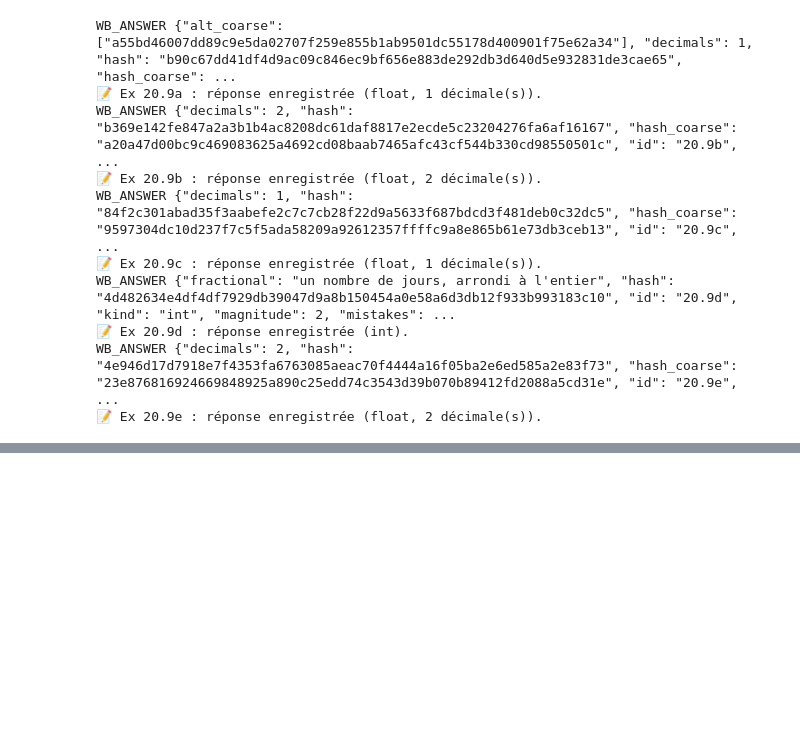
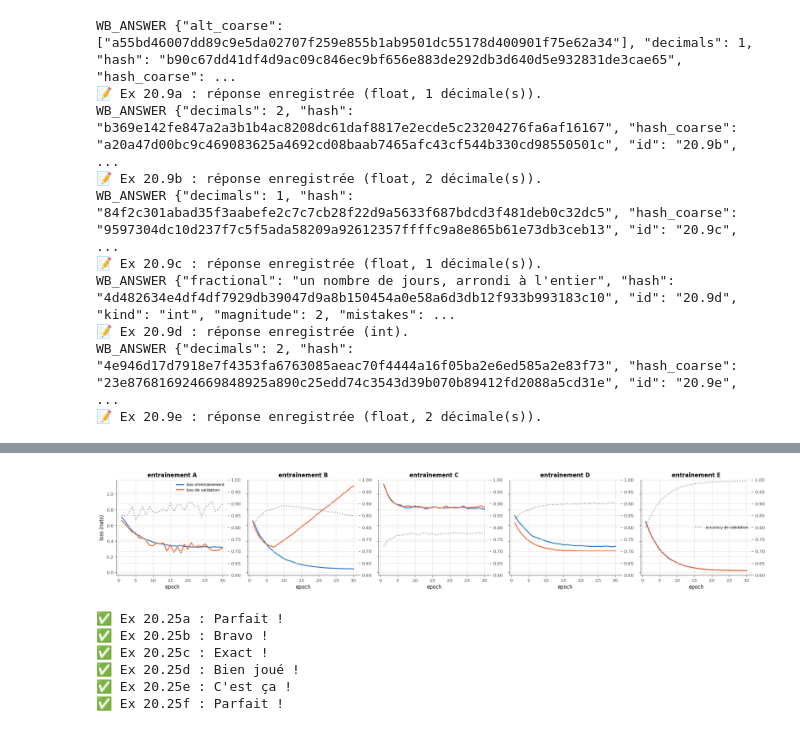
Before and after one commit to cemah2/workbookIA, a Jupyter notebook: chapitres/ch20_deep_learning/05_solutions.ipynb, the cells around one changed output, grey strips where cells are left out. Saved outputs shown, nothing was run; the diff lists cells and outputs as text; code cells hidden in the pictures; blank space fills up the shorter version.

Commit message:
ch20: notebook parts A to D, hints and solutions (WIP, session 41)
Co-Authored-By: Claude Opus 5.5 <noreply@anthropic.com>
Claude-Session: https://claude.ai/code/session_01Trh4zGoW9MB6D1kPNTKdPS

```diff
--- a/chapitres/ch20_deep_learning/05_solutions.ipynb
+++ b/chapitres/ch20_deep_learning/05_solutions.ipynb
@@ -661,0 +1785,21 @@ WB_ANSWER {"decimals": 2, "hash": "4e946d17d7918e7f4353fa6763085aeac70f4444a16f0
+# %%
+X_ALL_23, Y_ALL_23 = wb.datasets.load_mnist("train", normalize=True)        # 60 000 images, float32 in [0, 1]
+N_TRAIN_23 = wb.by_mode(fast=12_000, full=50_000)                            # the training images used here
+TRAIN_SET_23 = TensorDataset(torch.from_numpy(X_ALL_23[:N_TRAIN_23]).unsqueeze(1), torch.from_numpy(Y_ALL_23[:N_TRAIN_23]))
+VAL_SET_23 = TensorDataset(torch.from_numpy(X_ALL_23[50_000:]).unsqueeze(1), torch.from_numpy(Y_ALL_23[50_000:]))
+VAL_LOADER_23 = DataLoader(VAL_SET_23, batch_size=1000)                      # the last 10 000 images: never trained on
+
+
+def train_loader_23(seed, n=None):
+    """The training mini-batches (64 images), shuffled by a generator seeded with seed; the first n images if n is given."""
+    data = TRAIN_SET_23 if n is None else torch.utils.data.Subset(TRAIN_SET_23, range(n))
+    return DataLoader(data, batch_size=64, shuffle=True, generator=torch.Generator().manual_seed(seed))
+
+
+def make_model_23(seed=0):
+    """The MLP of this part, 784-128-10 with a dropout of 0.2, initialized with the seed, on the device DEVICE."""
+    torch.manual_seed(seed)
+    return nn.Sequential(nn.Flatten(), nn.Linear(784, 128), nn.ReLU(), nn.Dropout(0.2), nn.Linear(128, 10)).to(DEVICE)
+
+
+print(f"training: {len(TRAIN_SET_23)} images · validation: {len(VAL_SET_23)} images · device {DEVICE}")
@@ -661,0 +1935,5 @@ WB_ANSWER {"decimals": 2, "hash": "4e946d17d7918e7f4353fa6763085aeac70f4444a16f0
+# %%
+X_24, Y_24 = wb.datasets.load_mnist("train", n=6000, normalize=True)
+LOADER_24 = DataLoader(TensorDataset(torch.from_numpy(X_24).unsqueeze(1), torch.from_numpy(Y_24)), batch_size=64, shuffle=True,
+                       generator=torch.Generator().manual_seed(24))
+print("6 000 MNIST images in mini-batches of 64")
@@ -661,0 +2075,31 @@ WB_ANSWER {"decimals": 2, "hash": "4e946d17d7918e7f4353fa6763085aeac70f4444a16f0
+# %%
+CURVES_25 = wb.synth.training_curves()       # five training histories: CURVES_25["A"]["val_loss"]...
+fig_25, axes_25 = plt.subplots(1, 5, figsize=(20, 3.8), sharey=True)
+for ax, (name_25, history_25) in zip(axes_25, CURVES_25.items()):
+    epochs_25 = np.arange(1, len(history_25["train_loss"]) + 1)
+    ax.plot(epochs_25, history_25["train_loss"], label="loss d'entraînement")
+    ax.plot(epochs_25, history_25["val_loss"], label="loss de validation")
+    ax.set_title(f"entraînement {name_25}")
+    ax.set_xlabel("epoch")
+    twin_25 = ax.twinx()
+    twin_25.plot(epochs_25, history_25["val_acc"], color="0.6", ls=":", label="accuracy de validation")
+    twin_25.set_ylim(0.6, 1.0)
+axes_25[0].set_ylabel("loss (nats)")
+axes_25[0].legend(fontsize=8)
+twin_25.legend(fontsize=8, loc="center right")
+plt.tight_layout()
+plt.show()
+# %% [output]
+[figure, added]
+# %%
+overfit_25, leak_25, noeval_25, underfit_25, dropout_25 = "B", "E", "A", "C", "D"
+stop_25 = int(np.argmin(CURVES_25["B"]["val_loss"])) + 1
+for letter_25, answer_25 in zip("abcdef", [overfit_25, stop_25, leak_25, noeval_25, underfit_25, dropout_25]):
+    wb.check(f"20.25{letter_25}", answer_25)
+# %% [output]
+✅ Ex 20.25a : Parfait !
+✅ Ex 20.25b : Bravo !
+✅ Ex 20.25c : Exact !
+✅ Ex 20.25d : Bien joué !
+✅ Ex 20.25e : C'est ça !
+✅ Ex 20.25f : Parfait !
```
Also changed, not shown: parts of 90 cells of this notebook, 8 other files.
